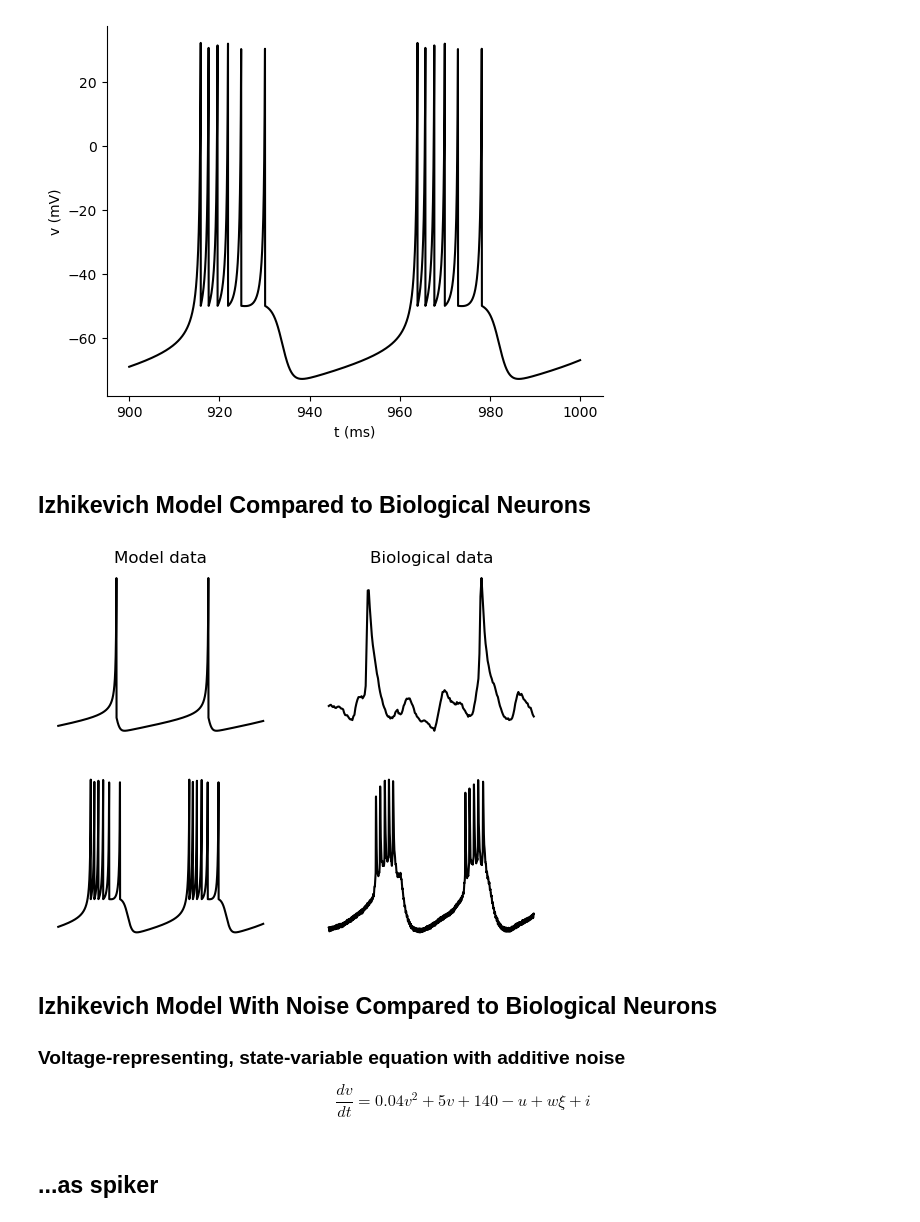
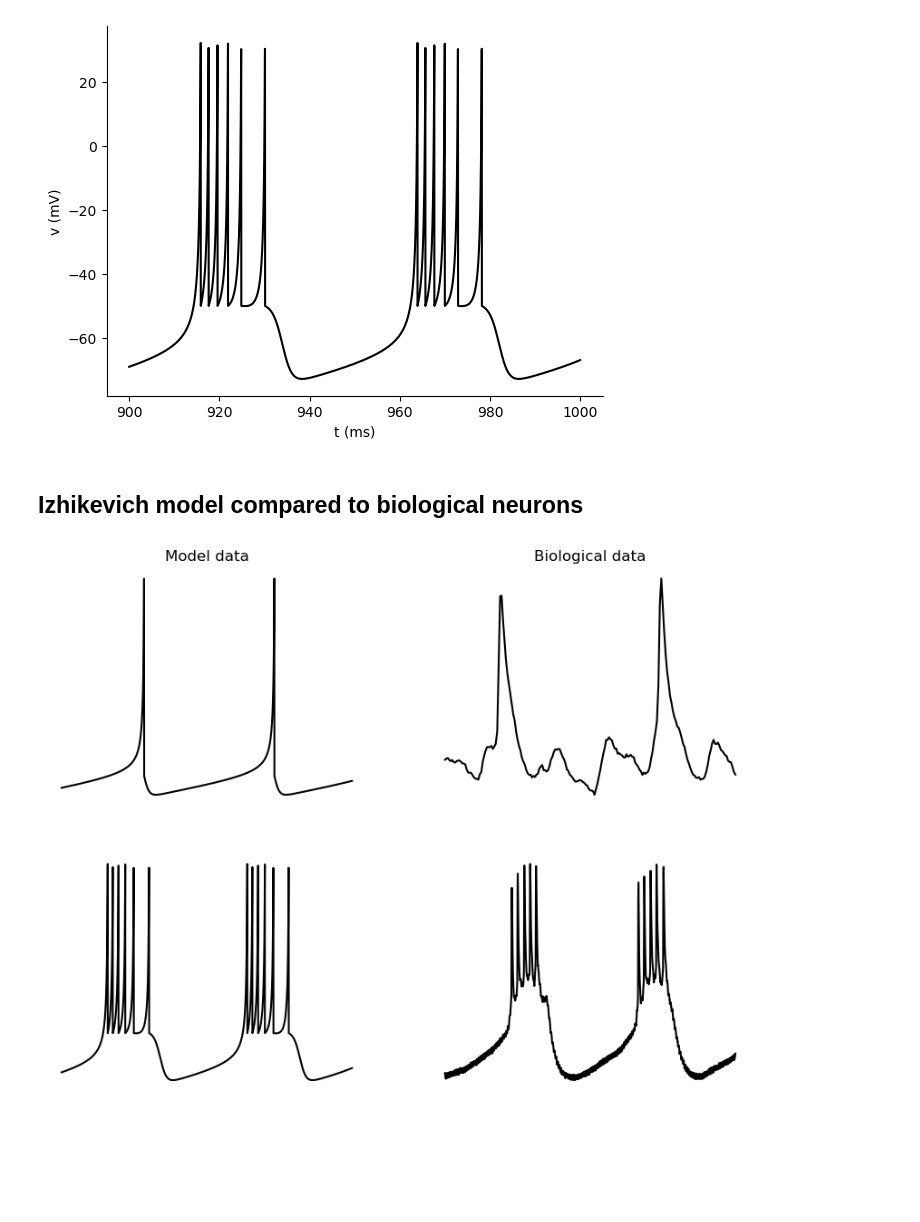
Before and after one commit to ryEllison/specialTopicsInNeuro, a Jupyter notebook: material/week1/solutionsNotebook.ipynb, the cells around one changed output. Saved outputs shown, nothing was run; the diff lists cells and outputs as text; code cells hidden in the pictures; blank space fills up the shorter version.

```diff
--- a/material/week1/solutionsNotebook.ipynb
+++ b/material/week1/solutionsNotebook.ipynb
@@ -75,7 +80,7 @@ from random import gauss
 #Modl params
 gbar_na, gbar_k, gbar_pas = 120, 36, 0.3
 e_na, e_k, e_pas = 115, -12, 10.6
-i_0, c_m = 10, 1
+i_, c_m = 10, 1
 
 #Run controls
 time, dt = 1000, 0.025
@@ -86,7 +91,7 @@ t = np.arange(0 + dt, time, dt)
 if not len(t) == (n - 1):
     sys.exit(1)
 
-#DAQ vector instantiation
+#DAQ vector instantiations
 v, m, h, n = [], [], [], []
 
 #Helper fxns (eqns)
@@ -126,8 +131,8 @@ def i_k(gbar_k, n, v, e_k):
 def i_pas(gbar_pas, v, e_pas):
     return(gbar_pas * (v - e_pas))
 
-def dvdt(v, m, h, n, gbar_na, gbar_k, gbar_pas, e_na, e_k, e_pas, i_0, c_m):
-    return((- i_na(gbar_na, m, h, v, e_na) - i_k(gbar_k, n, v, e_k) - i_pas(gbar_pas, v, e_pas) + i_0) / c_m)
+def dvdt(v, m, h, n, gbar_na, gbar_k, gbar_pas, e_na, e_k, e_pas, i_, c_m):
+    return((- i_na(gbar_na, m, h, v, e_na) - i_k(gbar_k, n, v, e_k) - i_pas(gbar_pas, v, e_pas) + i_) / c_m)
 
 ###Initialization
 ##Initialize voltage
@@ -151,7 +156,7 @@ for i,_ in enumerate(t):
     v.append(v[i] + dt * dvdt(v[i], m[i], h[i], n[i],
                               gbar_na, gbar_k, gbar_pas,
                               e_na, e_k, e_pas,
-                              i_0, c_m))
+                              i_, c_m))
     m.append(m[i] + dt * dmdt(v[i], m[i]))
     h.append(h[i] + dt * dhdt(v[i], h[i]))
     n.append(n[i] + dt * dndt(v[i], n[i]))
@@ -224,7 +229,7 @@ $$C_{m}\frac{dV_{m}}{dt} = -\sum_{i \in \{I_{Na}, I_{K}, I_{pas}\}} I_{i} + w\xi
 #Modl params
 gbar_na, gbar_k, gbar_pas = 120, 36, 0.3
 e_na, e_k, e_pas = 115, -12, 10.6
-w, i_0, c_m = 25, 10, 1
+w, i_, c_m = 25, 10, 1
 
 #Run controls
 time, dt = 1000, 0.025
@@ -235,7 +240,7 @@ t = np.arange(0 + dt, time, dt)
 if not len(t) == (n - 1):
     sys.exit(1)
 
-#DAQ vector instantiation
+#DAQ vector instantiations
 v, m, h, n = [], [], [], []
 
 #Helper fxns (eqns)
@@ -275,8 +280,8 @@ def i_k(gbar_k, n, v, e_k):
 def i_pas(gbar_pas, v, e_pas):
     return(gbar_pas * (v - e_pas))
 
-def dvdt(v, m, h, n, gbar_na, gbar_k, gbar_pas, e_na, e_k, e_pas, w, i_0, c_m):
-    return((- i_na(gbar_na, m, h, v, e_na) - i_k(gbar_k, n, v, e_k) - i_pas(gbar_pas, v, e_pas) + (w * gauss(mu = 0, sigma = 1)) + i_0) / c_m)
+def dvdt(v, m, h, n, gbar_na, gbar_k, gbar_pas, e_na, e_k, e_pas, w, i_, c_m):
+    return((- i_na(gbar_na, m, h, v, e_na) - i_k(gbar_k, n, v, e_k) - i_pas(gbar_pas, v, e_pas) + (w * gauss(mu = 0, sigma = 1)) + i_) / c_m)
 
 ###Initialization
 ##Initialize voltage
@@ -300,7 +305,7 @@ for i,_ in enumerate(t):
     v.append(v[i] + dt * dvdt(v[i], m[i], h[i], n[i],
                               gbar_na, gbar_k, gbar_pas,
                               e_na, e_k, e_pas,
-                              w, i_0, c_m))
+                              w, i_, c_m))
     m.append(m[i] + dt * dmdt(v[i], m[i]))
     h.append(h[i] + dt * dhdt(v[i], h[i]))
     n.append(n[i] + dt * dndt(v[i], n[i]))
@@ -586,7 +593,7 @@ def dfdt(sVars):
     return(np.array([dvdt, dudt]))
 
 #Integrate with conditional using forward-Euler formalism
-for i, T in enumerate(t):
+for i,_ in enumerate(t):
     if sVars[i, 0] >= 30:
         sVars[i + 1] = np.array([c, (sVars[i, 1] + d)])
 
@@ -656,7 +663,7 @@ def dfdt(sVars):
     return(np.array([dvdt, dudt]))
 
 #Integrate with conditional using forward-Euler formalism
-for i, T in enumerate(t):
+for i,_ in enumerate(t):
     if sVars[i, 0] >= 30:
         sVars[i + 1] = np.array([c, (sVars[i, 1] + d)])
 
@@ -691,43 +698,35 @@ plt.show()
 # %% [output]
 [figure]
 # %% [markdown]
-## Izhikevich Model Compared to Biological Neurons
+## Izhikevich model compared to biological neurons
 # %%
 #Data dump
 biolData = pd.read_csv('./data/biologicalSpiker.csv')
 biolData_ = pd.read_csv('./data/biologicalBurster.csv')
 
 ##Visualization
 #Creation of graphics device
-plt.figure()
+plt.figure(figsize = (10, 7.5))
 
 #Creation of iterables
 sp = [221, 222, 223, 224]
 xy = [data, biolData, data_, biolData_]
 
 #Construct iteratively each panel
 for i,_ in enumerate(sp):
     plt.subplot(sp[i])
     plt.plot(xy[i]['t'],
              xy[i]['v'],
              color = 'black')
     plt.axis('off')
 
     if i == 0:
         plt.title('Model data')
 
     if i == 1:
         plt.title('Biological data')
 
 #Render visualization to jupyter
 plt.show()
 # %% [output]
-[figure, old version]
+[figure, new version]
-# %% [markdown]
-## Izhikevich Model With Noise Compared to Biological Neurons
-
-### Voltage-representing, state-variable equation with additive noise
-
-$$\frac{dv}{dt} = 0.04v^{2} + 5v + 140 - u + w\xi + i$$
-# %% [markdown]
-## ...as spiker
```
Also changed, not shown: parts of 14 cells of this notebook, 26 other files.
